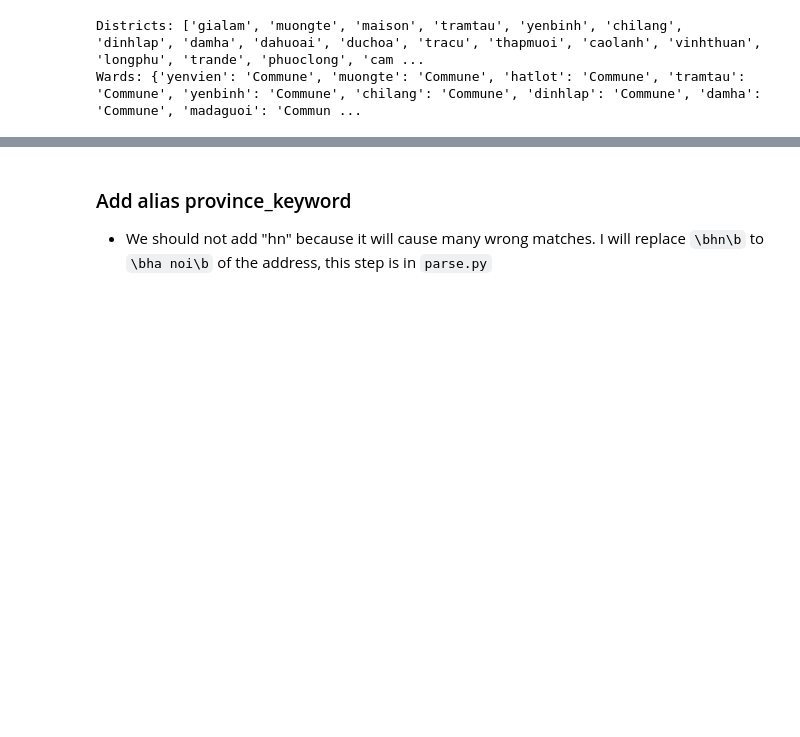
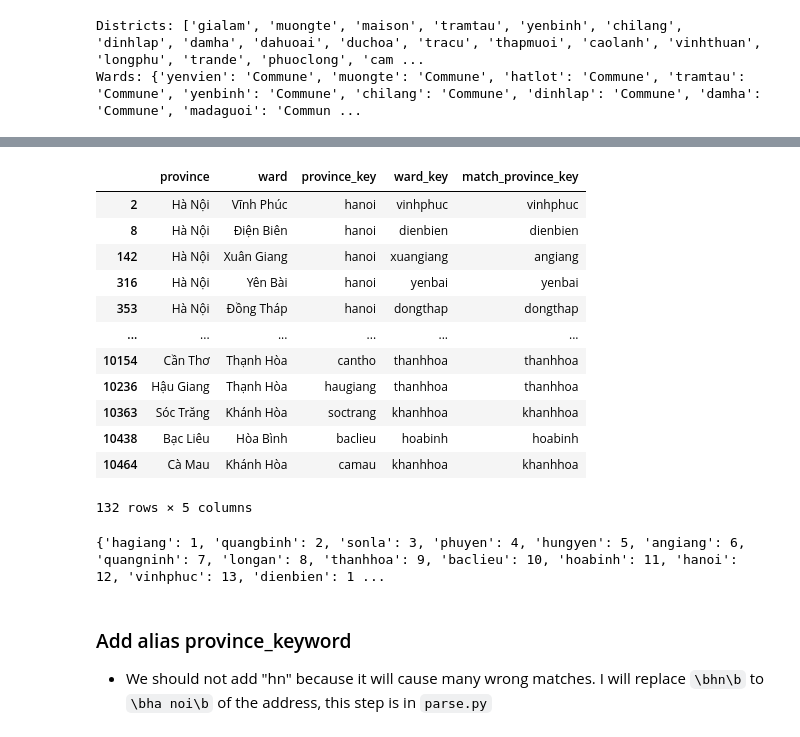
Before and after one commit to tranngocminhhieu/vietnam-administrative-units, a Jupyter notebook: notebook/build_parse_data.ipynb, the cells around one changed output, grey strips where cells are left out. Saved outputs shown, nothing was run; the diff lists cells and outputs as text; code cells hidden in the pictures; blank space fills up the shorter version.

```diff
--- a/notebook/build_parse_data.ipynb
+++ b/notebook/build_parse_data.ipynb
@@ -176,0 +186,5 @@ Wards: {'yenvien': 'Commune', 'muongte': 'Commune', 'hatlot': 'Commune', 'tramta
+# %%
+def find_province_key_match(text):
+    for province_key in province_keys:
+        if province_key in text:
+            return province_key
@@ -176,0 +193,2 @@ Wards: {'yenvien': 'Commune', 'muongte': 'Commune', 'hatlot': 'Commune', 'tramta
+# %%
+match_ward = df[(~df.ward.isna()) & (df.ward_key.str.contains('|'.join(province_keys)))][['province', 'ward', 'province_key','ward_key']].drop_duplicates()
@@ -176,0 +197,2 @@ Wards: {'yenvien': 'Commune', 'muongte': 'Commune', 'hatlot': 'Commune', 'tramta
+# %%
+match_ward['match_province_key'] = match_ward['ward_key'].apply(find_province_key_match)
@@ -176,0 +211,18 @@ Wards: {'yenvien': 'Commune', 'muongte': 'Commune', 'hatlot': 'Commune', 'tramta
+# %%
+match_ward = match_ward[match_ward.province_key != match_ward.match_province_key]
+# %%
+match_ward
+# %% [output]
+|  | province | ward | province_key | ward_key | match_province_key |
+| 2 | Hà Nội | Vĩnh Phúc | hanoi | vinhphuc | vinhphuc |
+| 8 | Hà Nội | Điện Biên | hanoi | dienbien | dienbien |
+| 142 | Hà Nội | Xuân Giang | hanoi | xuangiang | angiang |
+| 316 | Hà Nội | Yên Bài | hanoi | yenbai | yenbai |
+| 353 | Hà Nội | Đồng Tháp | hanoi | dongthap | dongthap |
+| ... | ... | ... | ... | ... | ... |
+| 10154 | Cần Thơ | Thạnh Hòa | cantho | thanhhoa | thanhhoa |
+| 10236 | Hậu Giang | Thạnh Hòa | haugiang | thanhhoa | thanhhoa |
+| 10363 | Sóc Trăng | Khánh Hòa | soctrang | khanhhoa | khanhhoa |
+| 10438 | Bạc Liêu | Hòa Bình | baclieu | hoabinh | hoabinh |
+| 10464 | Cà Mau | Khánh Hòa | camau | khanhhoa | khanhhoa |
+132 rows × 5 columns
@@ -177 +248,5 @@ Wards: {'yenvien': 'Commune', 'muongte': 'Commune', 'hatlot': 'Commune', 'tramta
+# %%
+print(province_key_order)
+# %% [output]
+{'hagiang': 1, 'quangbinh': 2, 'sonla': 3, 'phuyen': 4, 'hungyen': 5, 'angiang': 6, 'quangninh': 7, 'longan': 8, 'thanhhoa': 9, 'baclieu': 10, 'hoabinh': 11, 'hanoi': 12, 'vinhphuc': 13, 'dienbien': 1 ...
 # %%
```
Also changed, not shown: parts of 12 cells of this notebook, 3 other files.
